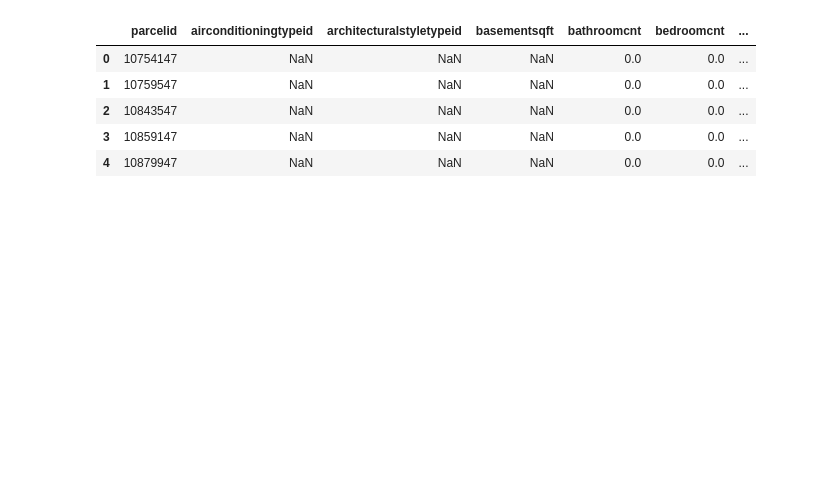
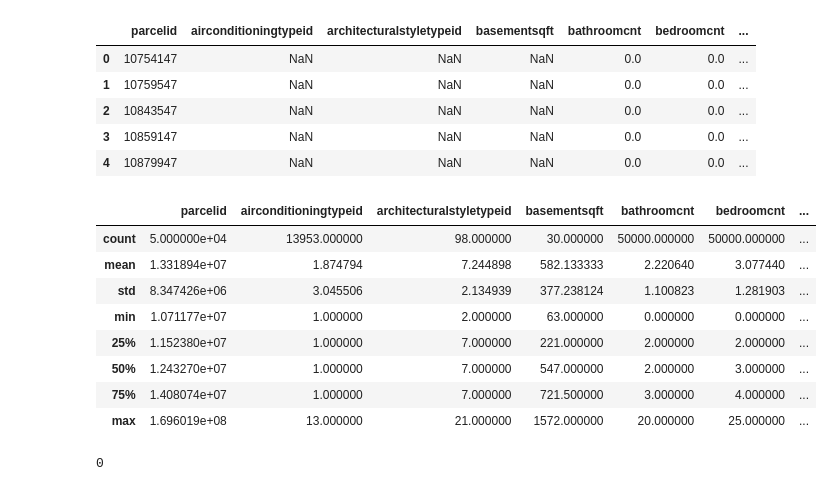
Before and after one commit to Venchislaw/YEllow, a Jupyter notebook: notebooks/EDA.ipynb, the cells around one changed output. Cells and saved outputs as stored; diff of their text form; code cells hidden in the pictures; blank space fills up the shorter version.

```diff
--- a/notebooks/EDA.ipynb
+++ b/notebooks/EDA.ipynb
@@ -25,3 +25,19 @@ df.head()
 | 2 | 10843547 | NaN | NaN | NaN | 0.0 | 0.0 | ... |
 | 3 | 10859147 | NaN | NaN | NaN | 0.0 | 0.0 | ... |
 | 4 | 10879947 | NaN | NaN | NaN | 0.0 | 0.0 | ... |
+# %%
+df.describe()
+# %% [output]
+|  | parcelid | airconditioningtypeid | architecturalstyletypeid | basementsqft | bathroomcnt | bedroomcnt | ... |
+| count | 5.000000e+04 | 13953.000000 | 98.000000 | 30.000000 | 50000.000000 | 50000.000000 | ... |
+| mean | 1.331894e+07 | 1.874794 | 7.244898 | 582.133333 | 2.220640 | 3.077440 | ... |
+| std | 8.347426e+06 | 3.045506 | 2.134939 | 377.238124 | 1.100823 | 1.281903 | ... |
+| min | 1.071177e+07 | 1.000000 | 2.000000 | 63.000000 | 0.000000 | 0.000000 | ... |
+| 25% | 1.152380e+07 | 1.000000 | 7.000000 | 221.000000 | 2.000000 | 2.000000 | ... |
+| 50% | 1.243270e+07 | 1.000000 | 7.000000 | 547.000000 | 2.000000 | 3.000000 | ... |
+| 75% | 1.408074e+07 | 1.000000 | 7.000000 | 721.500000 | 3.000000 | 4.000000 | ... |
+| max | 1.696019e+08 | 13.000000 | 21.000000 | 1572.000000 | 20.000000 | 25.000000 | ... |
+# %%
+df.duplicated().sum()
+# %% [output]
+0
```
Also changed, not shown: parts of 3 cells of this notebook, 1 other file.
